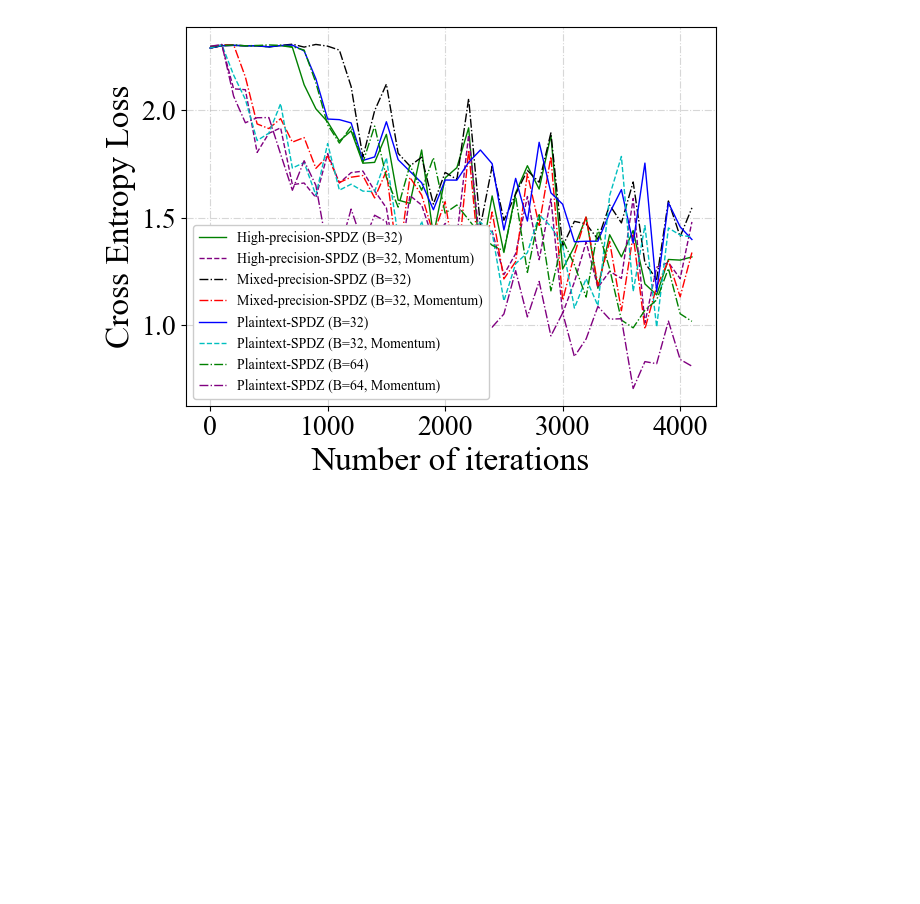
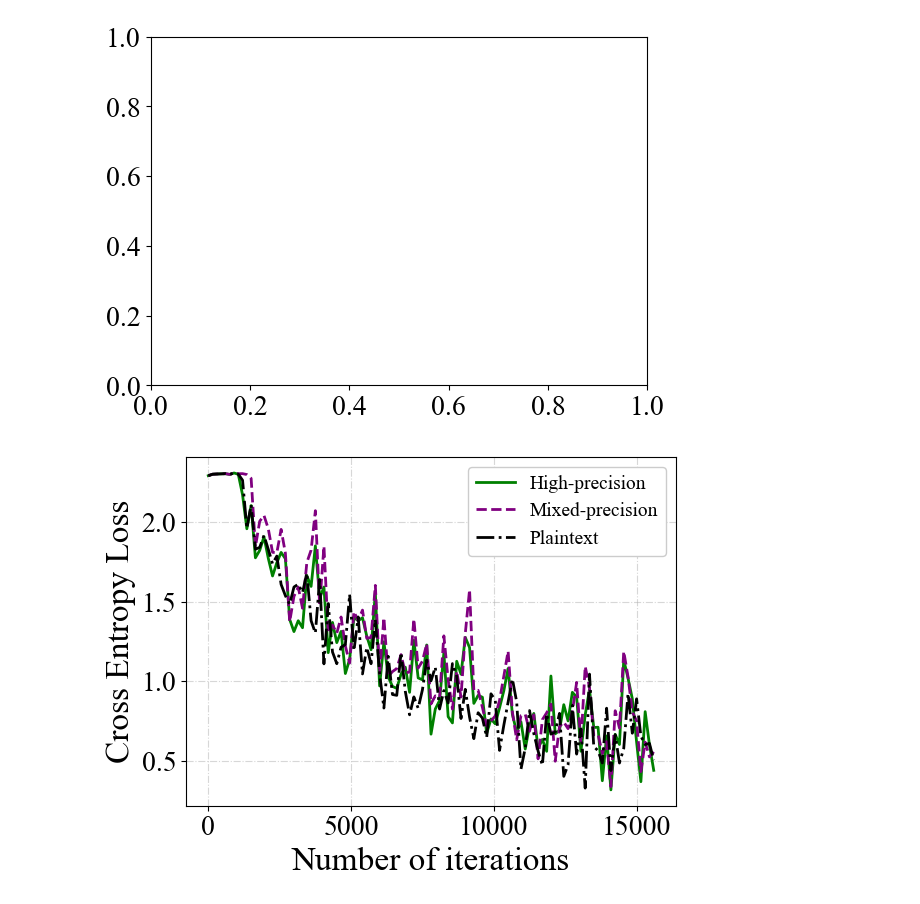
Before and after one commit to llCurious/falcon-public, a Jupyter notebook: scripts/draw_training_curve.ipynb, the cells around one changed output. Cells and saved outputs as stored; diff of their text form; code cells hidden in the pictures; blank space fills up the shorter version.

```diff
--- a/scripts/draw_training_curve.ipynb
+++ b/scripts/draw_training_curve.ipynb
@@ -5,7 +5,7 @@ import os
 
 # plt.rcParams['text.usetex'] = True
 # plt.rcParams['text.latex.preamble'] = [r'\usepackage{amsmath}'] #for \text command
-plt.rcParams['font.family'] = 'Times New Roman'
+# plt.rcParams['font.family'] = 'Times New Roman'
 # plt.rcParams['mathtext.fontset'] = 'stix'
 # plt.rcParams['font.family'] = 'STIXGeneral'
 # plt.pyplot.title(r'ABC123 vs $\mathrm{ABC123}^{123}$')
@@ -14,9 +14,9 @@ models = ["SecureML", "MiniONN", "LeNet", "AlexNet", "VGG16"]
 metrics = ["test_acc", "train_acc", "loss"]
 
 font_family1 = {"family": "Times New Roman", "size": 24}
-font_family2 = {"family": "Times New Roman", "size": 10}
+font_family2 = {"family": "Times New Roman", "size": 15}
 
-interval = 100
+interval = 150
 
 
 def draw_acc_fig(
@@ -31,11 +31,12 @@ def draw_acc_fig(
     print(len(data_list[0][0]), len(data_list[1][0]))
     length = min(len(data_list[0][0]), len(data_list[1][0]))
     print(length)
-    # length = 5000
+    length = 15625
 
     print("drawing")
     plt.cla()
     # fig = plt.figure()
+    plt.figure(figsize=(6, 4))
     ax = plt.subplot()
 
     colors = ['g', 'purple', 'black', 'r', 'b', 'c']
@@ -47,7 +48,7 @@ def draw_acc_fig(
         x = x[slice(0, length, interval)]
         y = y[slice(0, length, interval)]
 
-        plt.plot(x, y, color=colors[i % len(colors)], linestyle=linestyles[i % len(linestyles)], lw=1)
+        plt.plot(x, y, color=colors[i % len(colors)], linestyle=linestyles[i % len(linestyles)], lw=2)
     # plt.plot(x_quant, y_quant, color="g", linestyle="-", lw=2)
     # # plt.plot(x_full_BN, y_full_BN, color='purple', linestyle='-.', lw=2)
     # plt.plot(x_full, y_full, color="purple", linestyle="--", lw=2)
@@ -72,9 +73,9 @@ def draw_acc_fig(
         prop=font_family2,
     )
     plt.tight_layout()
-    plt.show()
+    # plt.show()
     # print(base_path + model + "_" + dataset + "_" + name + ".pdf")
-    # plt.savefig(base_path + model + '_' + dataset + '_' + name + '_15epoch.pdf')
+    plt.savefig(base_path + model + '_' + dataset + '_' + name + '_10epoch.pdf')
 
 
 def load_secret_data(
@@ -230,6 +231,7 @@ if __name__ == "__main__":
 
         # x_full, y_full = load_secret_data2(False, model, True, dataset, False, False, True, suffix, batch_size, log_lr, num_iter, load_trained=load_trained)
         x_full_32_t, y_full_32_t = load_secret_data2(False, model, True, dataset, True, False, True, suffix, batch_size, log_lr, 16050, load_trained=load_trained)
+        x_full_32_Falcon_t, y_full_32_Falcon_t = load_secret_data2(False, model, False, dataset, True, False, True, suffix, batch_size, log_lr, 16080, load_trained=load_trained)
         x_full_32_t_momentum, y_full_32_t_momentum = load_secret_data2(False, model, True, dataset, True, False, True, suffix, batch_size, log_lr, 16060, load_trained=load_trained)
         x_full_32_plainall, y_full_32_plainall = load_secret_data2(False, model, True, dataset, False, False, True, suffix, 32, log_lr, 16010, load_trained=load_trained)
         x_full_32_plainall_t, y_full_32_plainall_t = load_secret_data2(False, model, True, dataset, False, False, True, suffix, 32, log_lr, 16020, load_trained=load_trained)
@@ -238,7 +240,8 @@ if __name__ == "__main__":
         x_full_falcon, y_full_falcon = load_secret_data2(False, model, False, dataset, False, False, True, suffix, batch_size, log_lr, 17000, load_trained=load_trained)
         # x_mixed_32, y_mixed_32 = load_secret_data2(True, model, True, dataset, False, False, True, suffix, batch_size, log_lr, num_iter, load_trained=load_trained)
         x_mixed_32_t, y_mixed_32_t = load_secret_data2(True, model, True, dataset, True, False, True, suffix, batch_size, log_lr, 16055, load_trained=load_trained)
-        x_mixed_32_t_momentum, y_mixed_32_t_momentum = load_secret_data2(True, model, True, dataset, True, False, True, suffix, batch_size, log_lr, 16060, load_trained=load_trained)
+        x_mixed_32_Falcon_t, y_mixed_32_Falcon_t = load_secret_data2(True, model, False, dataset, True, False, True, suffix, batch_size, log_lr, 16080, load_trained=load_trained)
+        x_mixed_32_t_momentum, y_mixed_32_t_momentum = load_secret_data2(True, model, True, dataset, True, False, True, suffix, batch_size, log_lr, 16080, load_trained=load_trained)
         x_mixed_64_plain_rsqrt, y_mixed_64_plain_rsqrt = load_secret_data2(True, model, True, dataset, False, False, True, suffix, 64, log_lr, 7800, load_trained=load_trained)
         x_mixed_64_recy_9, y_mixed_64_recy_9 = load_secret_data2(True, model, True, dataset, False, False, True, suffix, 64, log_lr, 7810, load_trained=load_trained)
         x_mixed_64_momentum, y_mixed_64_momentum = load_secret_data2(True, model, True, dataset, False, False, True, suffix, 64, log_lr, 7820, load_trained=load_trained)
@@ -254,6 +257,7 @@ if __name__ == "__main__":
         x_plaintext_BN_SPDZ_64B, y_plaintext_BN_SPDZ_64B = load_plaintext_data2(model, True, dataset, True, False, 64, lr, False, suffix, epoch, is_mixed=False)
         x_plaintext_BN_SPDZ_64B_momentum, y_plaintext_BN_SPDZ_64B_momentum = load_plaintext_data2(model, True, dataset, True, False, 64, lr, False, suffix, epoch, momentum=0.8, is_mixed=False)
         x_plaintext_BN_SPDZ_32B, y_plaintext_BN_SPDZ_32B = load_plaintext_data2(model, True, dataset, True, False, 32, lr, False, suffix, epoch, is_mixed=False, momentum=0)
+        x_plaintext_Falcon_32B, y_plaintext_Falcon_32B = load_plaintext_data2(model, False, dataset, True, False, 32, lr, False, suffix, epoch, is_mixed=False, momentum=0)
         x_plaintext_BN_SPDZ_32B_momentum, y_plaintext_BN_SPDZ_32B_momentum = load_plaintext_data2(model, True, dataset, True, False, 32, lr, False, suffix, epoch, is_mixed=False, momentum=0.8)
 
         legend = []
@@ -261,11 +265,15 @@ if __name__ == "__main__":
         # data_list.append((x_full, y_full))
         # legend.append("High-precision-SPDZ (B=32)")
 
-        data_list.append((x_full_32_t, y_full_32_t))
-        legend.append("High-precision-SPDZ (B=32)")
+        # data_list.append((x_full_32_t, y_full_32_t))
+        # legend.append("High-precision-SPDZ (B=32)")
 
-        data_list.append((x_full_32_t_momentum, y_full_32_t_momentum))
-        legend.append("High-precision-SPDZ (B=32, Momentum)")
+        data_list.append((x_full_32_Falcon_t, y_full_32_Falcon_t))
+        legend.append("High-precision")
+        # legend.append("High-precision-Falcon (B=32)")
+
+        # data_list.append((x_full_32_t_momentum, y_full_32_t_momentum))
+        # legend.append("High-precision-SPDZ (B=32, Momentum)")
 
         # data_list.append((x_full_falcon, y_full_falcon))
         # legend.append("High-precision-Falcon")
@@ -286,11 +294,15 @@ if __name__ == "__main__":
         # data_list.append((x_mixed_32, y_mixed_32))
         # legend.append("Mixed-precision-SPDZ (B=32)")
 
-        data_list.append((x_mixed_32_t, y_mixed_32_t))
-        legend.append("Mixed-precision-SPDZ (B=32)")
+        # data_list.append((x_mixed_32_t, y_mixed_32_t))
+        # legend.append("Mixed-precision-SPDZ (B=32)")
 
-        data_list.append((x_mixed_32_t_momentum, y_mixed_32_t_momentum))
-        legend.append("Mixed-precision-SPDZ (B=32, Momentum)")
+        data_list.append((x_mixed_32_Falcon_t, y_mixed_32_Falcon_t))
+        legend.append("Mixed-precision")
+        # legend.append("Mixed-precision-Falcon (B=32)")
+
+        # data_list.append((x_mixed_32_t_momentum, y_mixed_32_t_momentum))
+        # legend.append("Mixed-precision-SPDZ (B=32, Momentum)")
 
         # data_list.append((x_mixed_64_plain_rsqrt, y_mixed_64_plain_rsqrt))
         # legend.append("Mixed-precision-SPDZ (B=64, P-rsqrt)")
@@ -308,17 +320,21 @@ if __name__ == "__main__":
         # data_list.append((x_plaintext_BN_Falcon_t, y_plaintext_BN_Falcon_t))
         # legend.append("Plaintext-Falcon-t")
 
-        data_list.append((x_plaintext_BN_SPDZ_32B, y_plaintext_BN_SPDZ_32B))
-        legend.append("Plaintext-SPDZ (B=32)")
+        # data_list.append((x_plaintext_BN_SPDZ_32B, y_plaintext_BN_SPDZ_32B))
+        # legend.append("Plaintext-SPDZ (B=32)")
 
-        data_list.append((x_plaintext_BN_SPDZ_32B_momentum, y_plaintext_BN_SPDZ_32B_momentum))
-        legend.append("Plaintext-SPDZ (B=32, Momentum)")
+        data_list.append((x_plaintext_Falcon_32B, y_plaintext_Falcon_32B))
+        legend.append("Plaintext")
+        # legend.append("Plaintext-Falcon (B=32)")
 
-        data_list.append((x_plaintext_BN_SPDZ_64B, y_plaintext_BN_SPDZ_64B))
-        legend.append("Plaintext-SPDZ (B=64)")
+        # data_list.append((x_plaintext_BN_SPDZ_32B_momentum, y_plaintext_BN_SPDZ_32B_momentum))
+        # legend.append("Plaintext-SPDZ (B=32, Momentum)")
 
-        data_list.append((x_plaintext_BN_SPDZ_64B_momentum, y_plaintext_BN_SPDZ_64B_momentum))
-        legend.append("Plaintext-SPDZ (B=64, Momentum)")
+        # data_list.append((x_plaintext_BN_SPDZ_64B, y_plaintext_BN_SPDZ_64B))
+        # legend.append("Plaintext-SPDZ (B=64)")
+
+        # data_list.append((x_plaintext_BN_SPDZ_64B_momentum, y_plaintext_BN_SPDZ_64B_momentum))
+        # legend.append("Plaintext-SPDZ (B=64, Momentum)")
 
         # data_list.append((x_plaintext_BN_SPDZ_trans, y_plaintext_BN_SPDZ_trans))
         # legend.append("Plaintext-SPDZ-t")
@@ -335,7 +351,7 @@ if __name__ == "__main__":
         draw_acc_fig(
             data_list,
             suffix,
-            f"{os.path.expanduser('~')}/DNN/output",
+            f"{os.path.expanduser('~')}/DNN/output/",
             model,
             dataset,
             legend,
@@ -389 +384,2 @@ drawing
-[figure, old version]
+[figure, new version]
+[figure, added]
```
Also changed, not shown: parts of 1 cell of this notebook, 13 other files.
